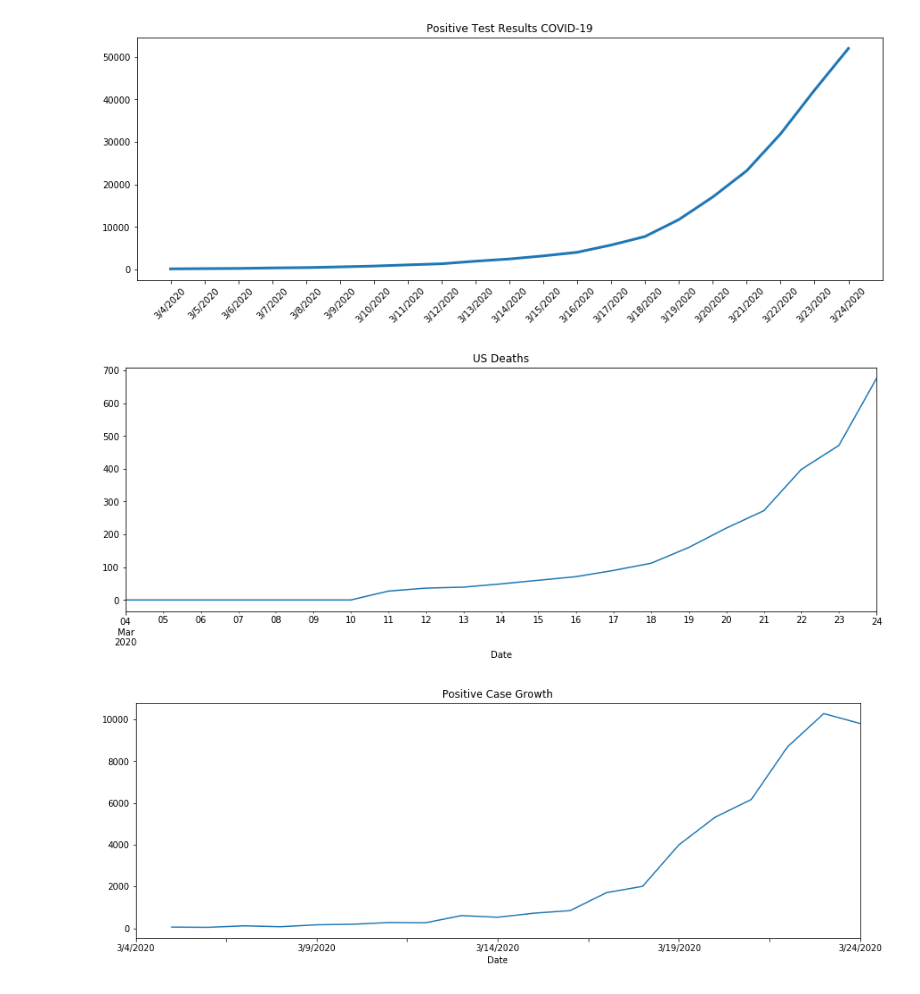
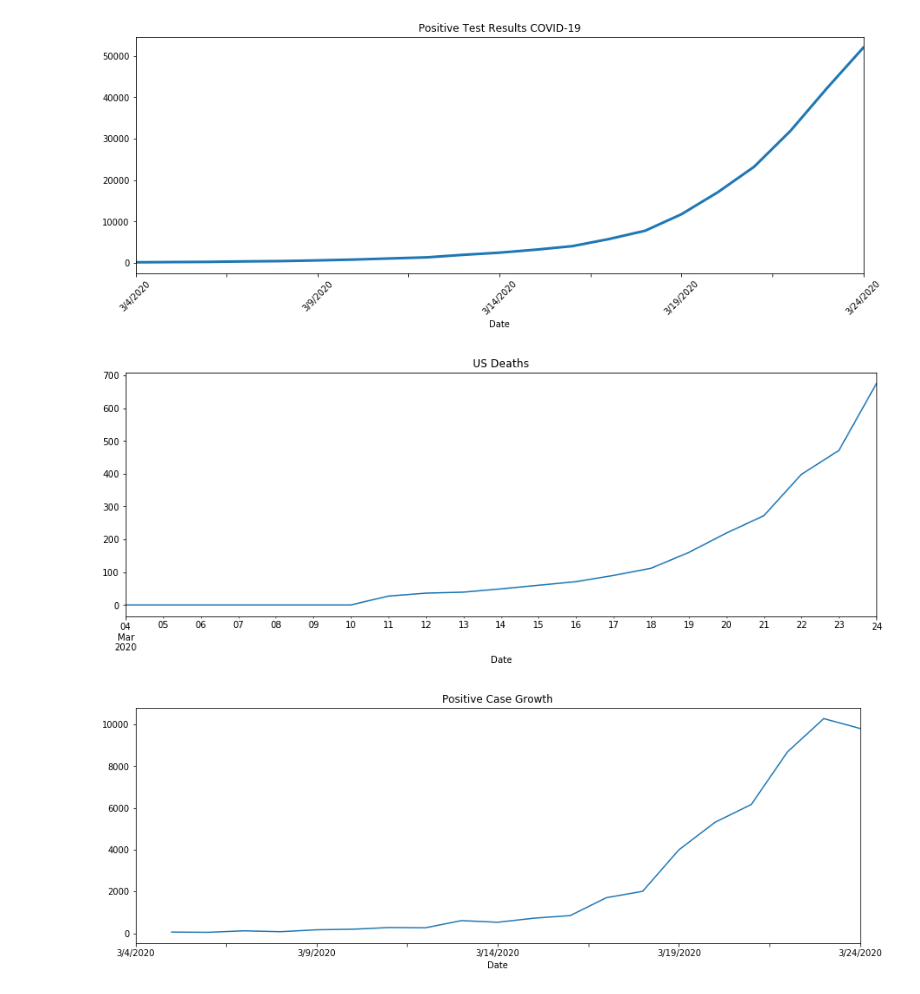
Before and after one commit to joelsewhere/covid-19, a Jupyter notebook: Coronavirus_data_tracker.ipynb, the cells around one changed output. Drawn from its saved outputs; the diff is of its cells as text; code cells hidden in the pictures.

```diff
--- a/Coronavirus_data_tracker.ipynb
+++ b/Coronavirus_data_tracker.ipynb
@@ -128,7 +128,7 @@ plotting.set_index('Date', drop = True, inplace = True)
 
 xaxis = plotting.index
 fig = plt.figure(figsize=(15,5))
-plt.plot(xaxis, plotting.Positive.values, label = 'Positive', linewidth=3)
+plotting.Positive.plot(label = 'Positive', linewidth=3)
 plt.title('Positive Test Results COVID-19')
 plt.xticks(rotation=45)
 plt.show()
@@ -201,34 +201,34 @@ today['positive_rate'] = today.Positive/today.Total
 
 rates = today.sort_values(by='positive_rate', ascending = False)
 rates = rates[['State', 'positive_rate', 'Deaths', 'Positive']]
 
 rates = rates.set_index('State')
 
 
 
 colors = [Color(pick_for=x).get_hex_l() for x in rates.index]
 
 fig = go.Figure([go.Bar(x=rates.index, y=rates.positive_rate, marker_color=colors)])
 fig.update_layout(
     title_text = 'Positive Test Rate',
     geo_scope='usa', # limite map scope to USA
 )
 fig.show()
 fig.write_image('images/positive_test_rate.png')
 
 rates['death_rate'] = rates.Deaths/rates.Positive
 
 rates = rates.sort_values(by='death_rate', ascending=False)
 
 fig = go.Figure([go.Bar(x=rates.index, y=rates.death_rate, marker_color=colors)])
 fig.update_layout(
     title_text = 'Mortality Rate',
     geo_scope='usa', # limite map scope to USA
 )
 fig.show()
 fig.write_image('images/mortality_rate.png')
 # %% [output]
-[figure, old version]
+[figure, new version]
 [figure]
 [figure]
 [figure]
```
Also changed, not shown: 2 other files.
